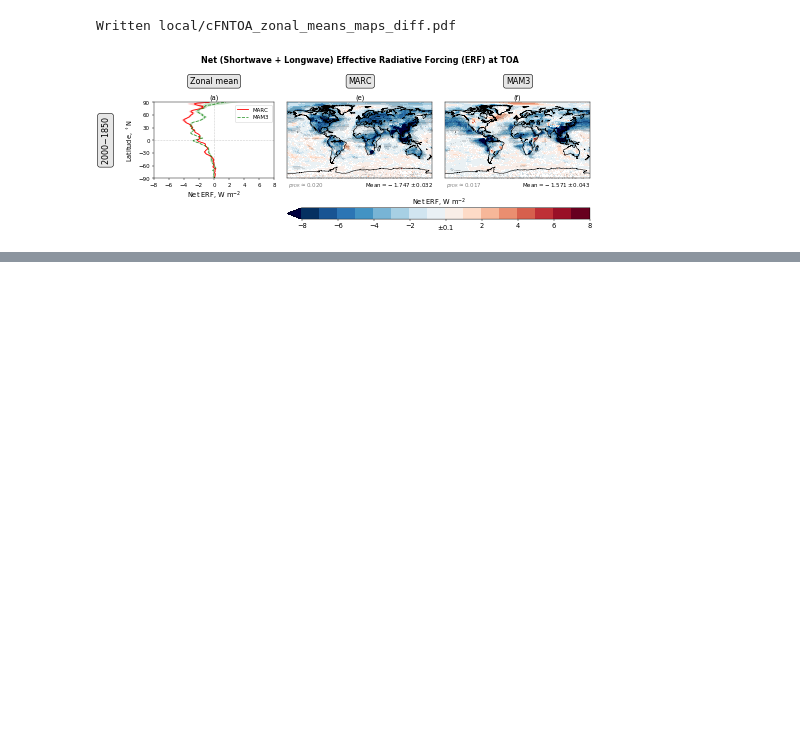
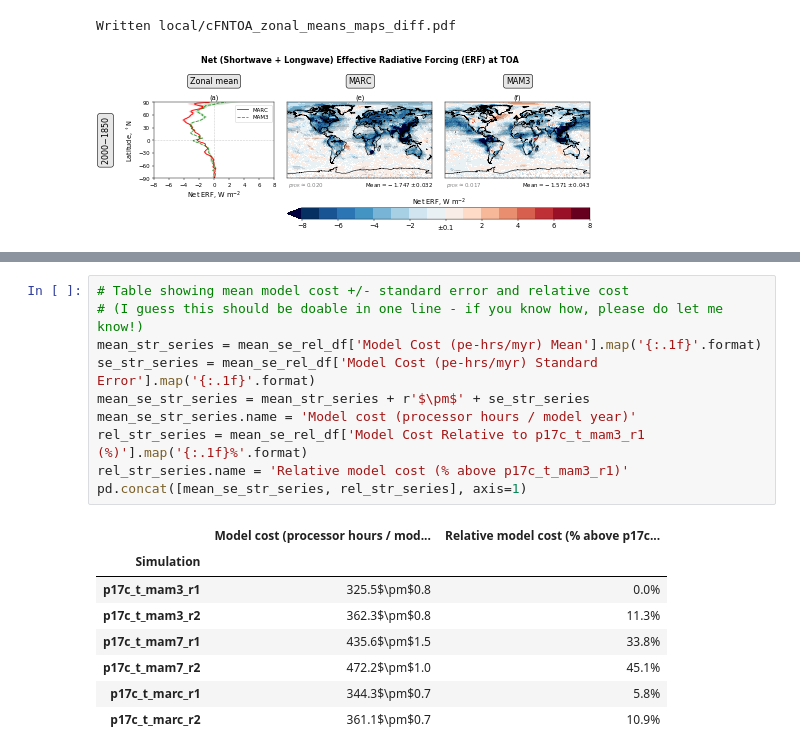
Before and after one commit to grandey/p17c-marc-comparison, a Jupyter notebook: analysis_prelim/analysis_prelim_p17c.ipynb, the cells around one changed output, grey strips where cells are left out. Cells and saved outputs as stored; diff of their text form; blank space fills up the shorter version.

```diff
--- a/analysis_prelim/analysis_prelim_p17c.ipynb
+++ b/analysis_prelim/analysis_prelim_p17c.ipynb
@@ -1440,0 +1497,19 @@ Written local/cFNTOA_zonal_means_maps_diff.pdf
+# %%
+# Table showing mean model cost +/- standard error and relative cost
+# (I guess this should be doable in one line - if you know how, please do let me know!)
+mean_str_series = mean_se_rel_df['Model Cost (pe-hrs/myr) Mean'].map('{:.1f}'.format)
+se_str_series = mean_se_rel_df['Model Cost (pe-hrs/myr) Standard Error'].map('{:.1f}'.format)
+mean_se_str_series = mean_str_series + r'$\pm$' + se_str_series
+mean_se_str_series.name = 'Model cost (processor hours / model year)'
+rel_str_series = mean_se_rel_df['Model Cost Relative to p17c_t_mam3_r1 (%)'].map('{:.1f}%'.format)
+rel_str_series.name = 'Relative model cost (% above p17c_t_mam3_r1)'
+pd.concat([mean_se_str_series, rel_str_series], axis=1)
+# %% [output]
+|  | Model cost (processor hours / mod... | Relative model cost (% above p17c... |
+| Simulation |  |  |
+| p17c_t_mam3_r1 | 325.5$\pm$0.8 | 0.0% |
+| p17c_t_mam3_r2 | 362.3$\pm$0.8 | 11.3% |
+| p17c_t_mam7_r1 | 435.6$\pm$1.5 | 33.8% |
+| p17c_t_mam7_r2 | 472.2$\pm$1.0 | 45.1% |
+| p17c_t_marc_r1 | 344.3$\pm$0.7 | 5.8% |
+| p17c_t_marc_r2 | 361.1$\pm$0.7 | 10.9% |
```
Also changed, not shown: parts of 5 cells of this notebook, 2 other files.
